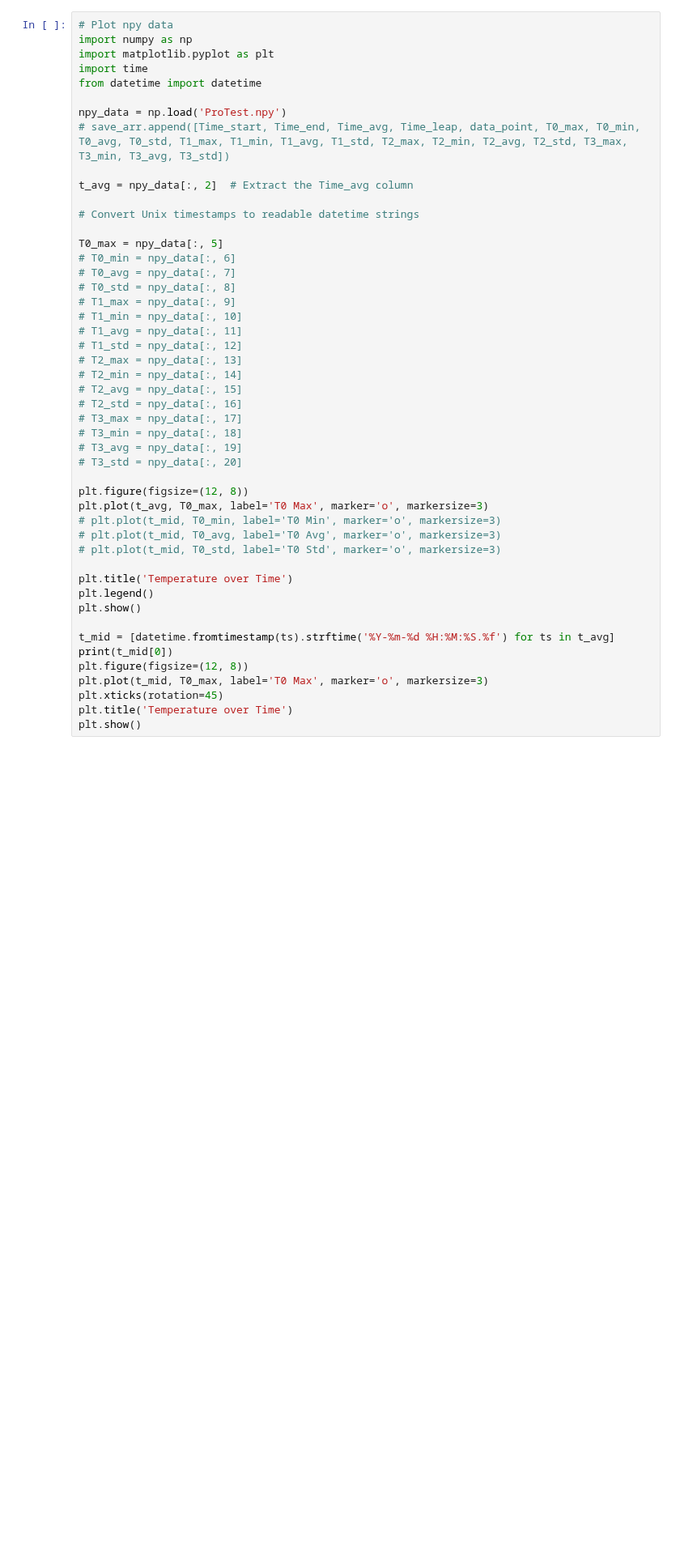
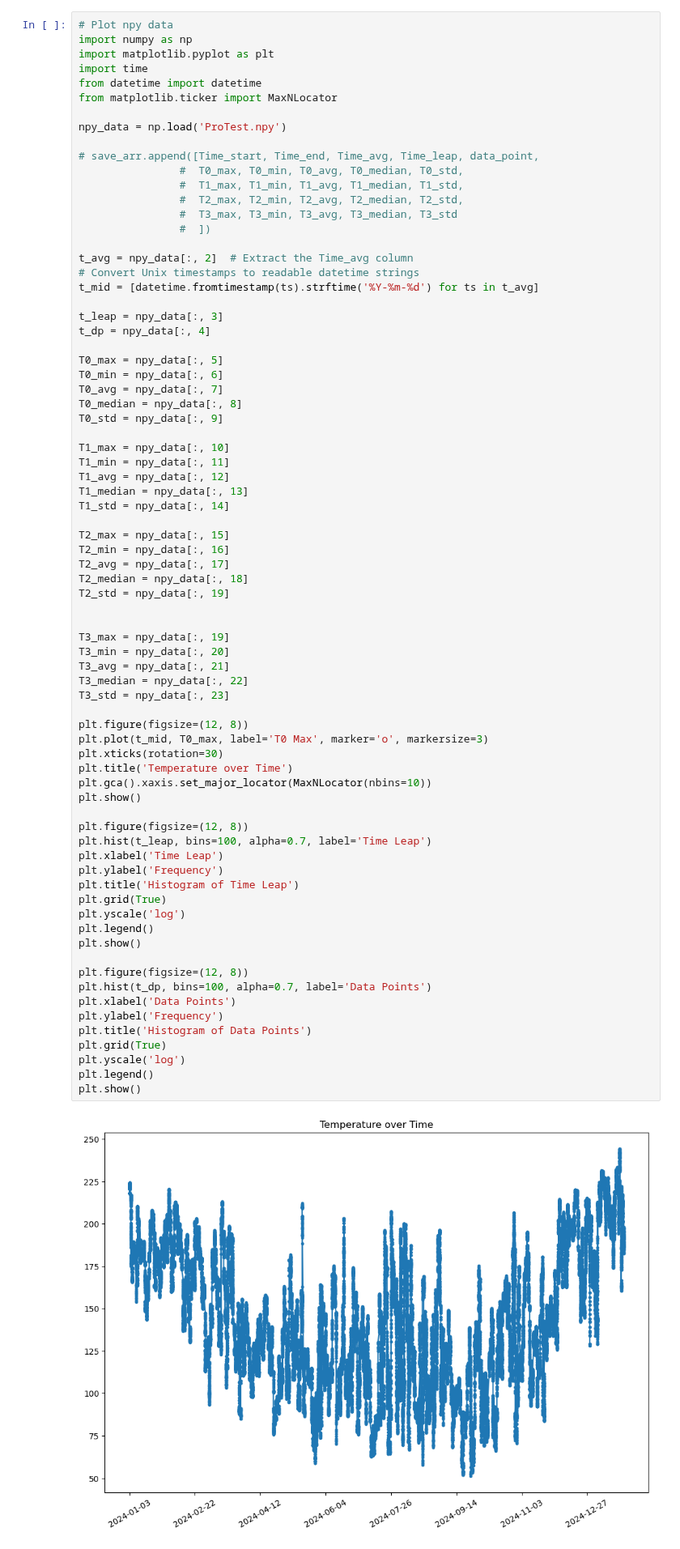
Before and after one commit to ReChen33/252Sum, a Jupyter notebook: Code/Sofia/data/ProPlot.ipynb, the cells around one changed output. Shown at 81% size. Drawn from its saved outputs; the diff is of its cells as text; blank space fills up the shorter version.

Commit message:
add median & Plot hist

```diff
--- a/Code/Sofia/data/ProPlot.ipynb
+++ b/Code/Sofia/data/ProPlot.ipynb
@@ -25,48 +28,77 @@ plt.show()
 # %%
 # Plot npy data
 import numpy as np
 import matplotlib.pyplot as plt
 import time
 from datetime import datetime
+from matplotlib.ticker import MaxNLocator
 
 npy_data = np.load('ProTest.npy')
-# save_arr.append([Time_start, Time_end, Time_avg, Time_leap, data_point, T0_max, T0_min, T0_avg, T0_std, T1_max, T1_min, T1_avg, T1_std, T2_max, T2_min, T2_avg, T2_std, T3_max, T3_min, T3_avg, T3_std])
+
+# save_arr.append([Time_start, Time_end, Time_avg, Time_leap, data_point,
+                #  T0_max, T0_min, T0_avg, T0_median, T0_std,
+                #  T1_max, T1_min, T1_avg, T1_median, T1_std,
+                #  T2_max, T2_min, T2_avg, T2_median, T2_std,
+                #  T3_max, T3_min, T3_avg, T3_median, T3_std
+                #  ])
 
 t_avg = npy_data[:, 2]  # Extract the Time_avg column
+# Convert Unix timestamps to readable datetime strings
+t_mid = [datetime.fromtimestamp(ts).strftime('%Y-%m-%d') for ts in t_avg]
 
-# Convert Unix timestamps to readable datetime strings
+t_leap = npy_data[:, 3]
+t_dp = npy_data[:, 4]
 
 T0_max = npy_data[:, 5]
-# T0_min = npy_data[:, 6]
-# T0_avg = npy_data[:, 7]
-# T0_std = npy_data[:, 8]
-# T1_max = npy_data[:, 9]
-# T1_min = npy_data[:, 10]
-# T1_avg = npy_data[:, 11]
-# T1_std = npy_data[:, 12]
-# T2_max = npy_data[:, 13]
-# T2_min = npy_data[:, 14]
-# T2_avg = npy_data[:, 15]
-# T2_std = npy_data[:, 16]
-# T3_max = npy_data[:, 17]
-# T3_min = npy_data[:, 18]
-# T3_avg = npy_data[:, 19]
-# T3_std = npy_data[:, 20]
+T0_min = npy_data[:, 6]
+T0_avg = npy_data[:, 7]
+T0_median = npy_data[:, 8]
+T0_std = npy_data[:, 9]
+
+T1_max = npy_data[:, 10]
+T1_min = npy_data[:, 11]
+T1_avg = npy_data[:, 12]
+T1_median = npy_data[:, 13]
+T1_std = npy_data[:, 14]
+
+T2_max = npy_data[:, 15]
+T2_min = npy_data[:, 16]
+T2_avg = npy_data[:, 17]
+T2_median = npy_data[:, 18]
+T2_std = npy_data[:, 19]
+
+
+T3_max = npy_data[:, 19]
+T3_min = npy_data[:, 20]
+T3_avg = npy_data[:, 21]
+T3_median = npy_data[:, 22]
+T3_std = npy_data[:, 23]
 
 plt.figure(figsize=(12, 8))
-plt.plot(t_avg, T0_max, label='T0 Max', marker='o', markersize=3)
-# plt.plot(t_mid, T0_min, label='T0 Min', marker='o', markersize=3)
-# plt.plot(t_mid, T0_avg, label='T0 Avg', marker='o', markersize=3)
-# plt.plot(t_mid, T0_std, label='T0 Std', marker='o', markersize=3)
+plt.plot(t_mid, T0_max, label='T0 Max', marker='o', markersize=3)
+plt.xticks(rotation=30)
+plt.title('Temperature over Time')
+plt.gca().xaxis.set_major_locator(MaxNLocator(nbins=10))
+plt.show()
 
-plt.title('Temperature over Time')
+plt.figure(figsize=(12, 8))
+plt.hist(t_leap, bins=100, alpha=0.7, label='Time Leap')
+plt.xlabel('Time Leap')
+plt.ylabel('Frequency')
+plt.title('Histogram of Time Leap')
+plt.grid(True)
+plt.yscale('log')
 plt.legend()
 plt.show()
 
-t_mid = [datetime.fromtimestamp(ts).strftime('%Y-%m-%d %H:%M:%S.%f') for ts in t_avg]
-print(t_mid[0])
 plt.figure(figsize=(12, 8))
-plt.plot(t_mid, T0_max, label='T0 Max', marker='o', markersize=3)
-plt.xticks(rotation=45)
-plt.title('Temperature over Time')
+plt.hist(t_dp, bins=100, alpha=0.7, label='Data Points')
+plt.xlabel('Data Points')
+plt.ylabel('Frequency')
+plt.title('Histogram of Data Points')
+plt.grid(True)
+plt.yscale('log')
+plt.legend()
 plt.show()
+# %% [output]
+[figure, added]
```
Also changed, not shown: parts of 2 cells of this notebook, 7 other files.
